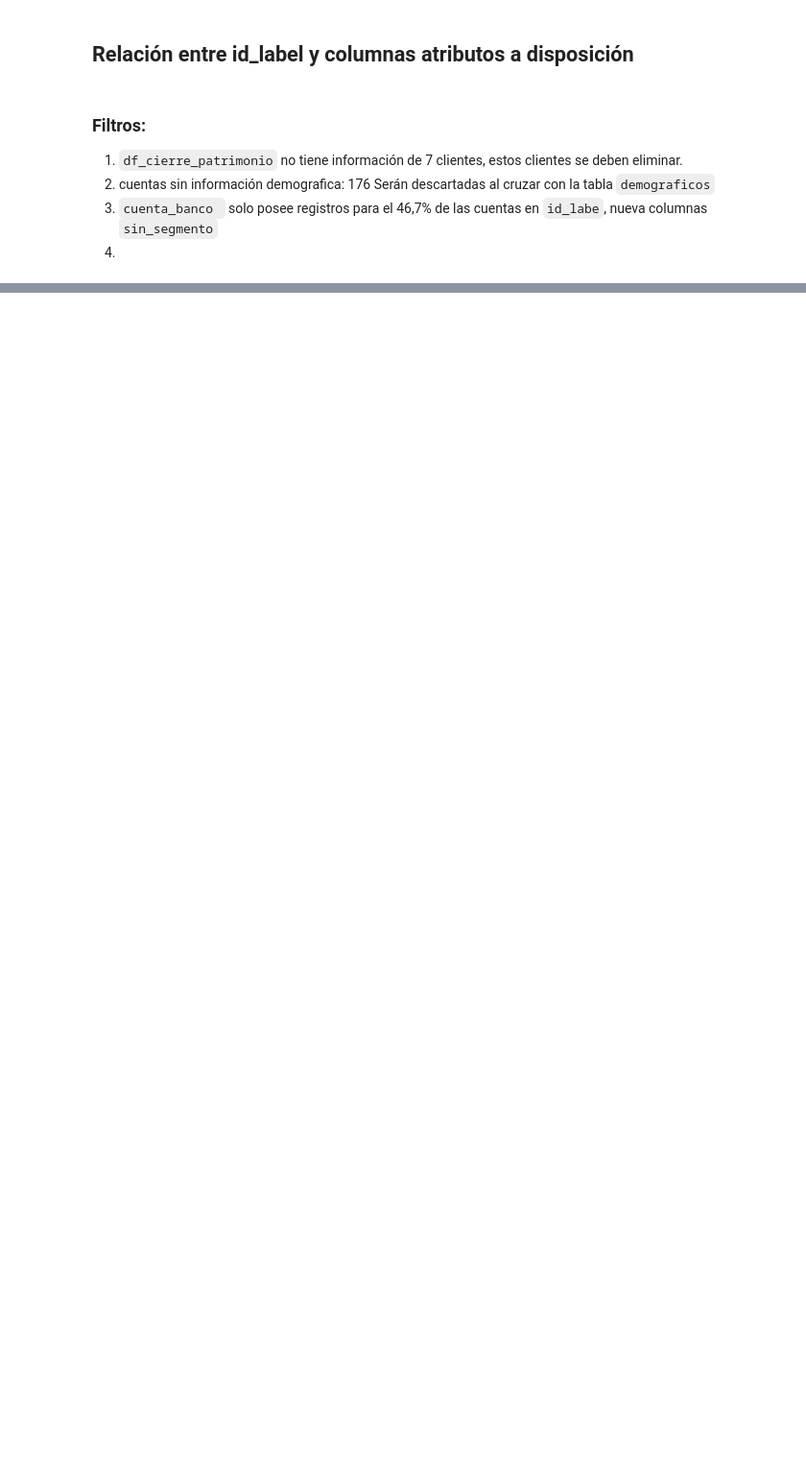
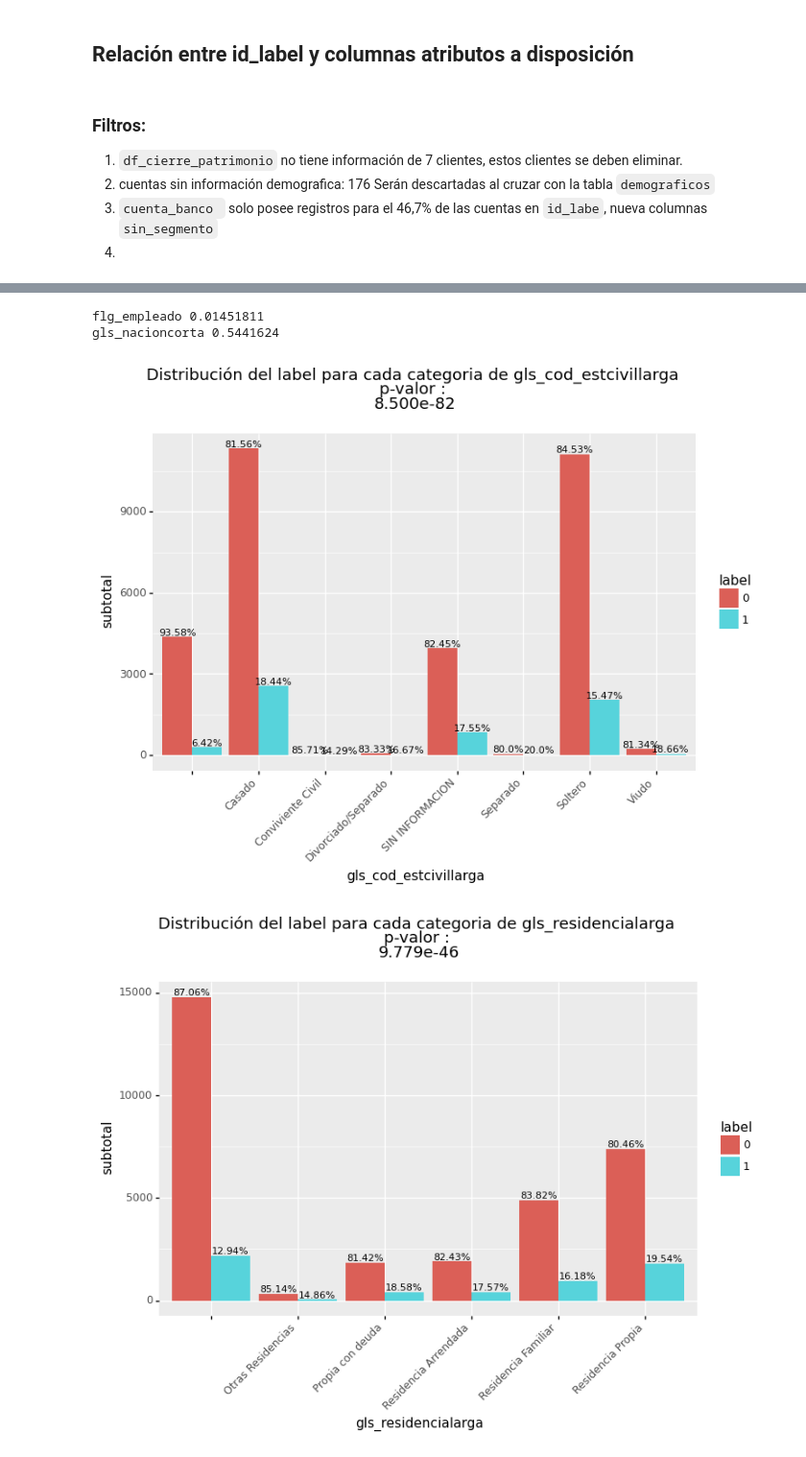
Before and after one commit to rolftb/fuga-clientes-insitucion-finaciera, a Jupyter notebook: Desarrollo.ipynb, the cells around one changed output, grey strips where cells are left out. Shown at 96% size. Cells and saved outputs as stored; diff of their text form; code cells hidden in the pictures; blank space fills up the shorter version.

Commit message:
Incorporación grafico demografico, relacionado al label

```diff
--- a/Desarrollo.ipynb
+++ b/Desarrollo.ipynb
@@ -608,0 +627,17 @@ deudas.describe(include="all")
+# %%
+# Fecha más actual, año de edad de los clientes
+# Solo clientes con información de Edad
+demograficos = demograficos[demograficos.fec_nacim.notnull()]
+demograficos['edad'] = demograficos.fec_nacim.apply(lambda x:
+                             int((exp_lib.convert_to_date("2023-02-28")
+                             - x).days /365)
+                             )
+# %%
+# Sólo clientes con información demografica
+df_estatico = pd.merge(
+    id_label,
+    demograficos[['id']+columnas_estaticas['demograficos']],
+    how='inner',
+    on='id',
+    )
+df_estatico.head()
@@ -608,0 +651,8 @@ deudas.describe(include="all")
+# %%
+col_x = columnas_estaticas['demograficos']
+y_col = "label"
+df_chi=exp_lib.dataframe_chi_sqr(df_estatico,
+                          col_x,
+                          y_col
+                          ).reset_index().drop(columns=["index"])
+df_chi
@@ -608,0 +673,9 @@ deudas.describe(include="all")
+# %%
+print(
+f"""
+flg_empleado {1.451811e-02}
+gls_nacioncorta {5.441624e-01}
+""")
+# %% [output]
+flg_empleado 0.01451811
+gls_nacioncorta 0.5441624
@@ -608,0 +730,22 @@ deudas.describe(include="all")
+# %%
+graficos_demograficos=[graph_sub_total_proc_label(
+                df_estatico,
+                g_x_label = s ,
+                # g_x_label = "label" , # Etiqueta en eje x
+                g_fill_label = "label",
+                # g_fill_label = s,  # Etiqueta en eje x
+                index_id_col = 'id',
+                append_title =
+                            (f"""
+p-valor :
+{df_chi.loc[df_chi.columna== s , 'p-valor'].to_list()[0]:.3e}
+                            """),
+                g_y_label = 'subtotal',
+                g_point_label = 'porcentaje en %',
+                fortmat_g_point_label = '{}%'
+)[1] for s in df_chi.columna.to_list()
+]
+graficos_demograficos
+# %% [output]
+[figure, added]
+[figure, added]
```
Also changed, not shown: parts of 9 cells of this notebook.
